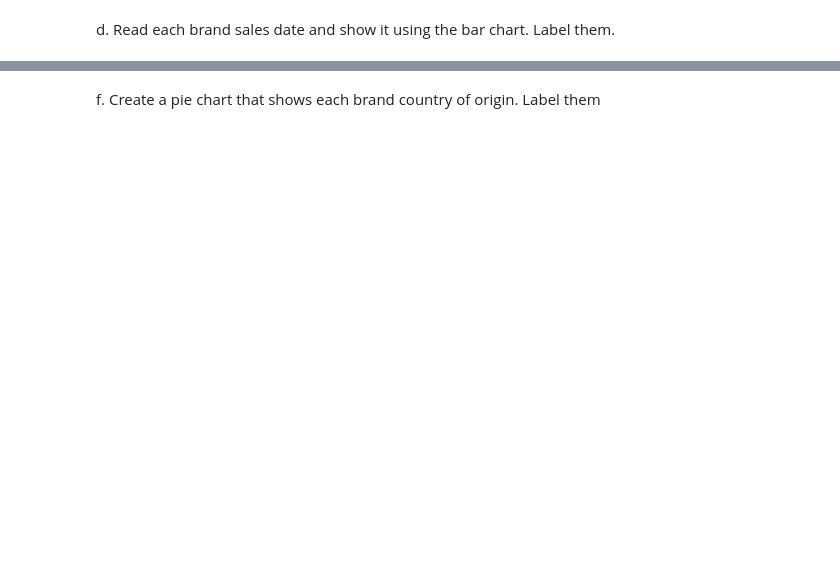
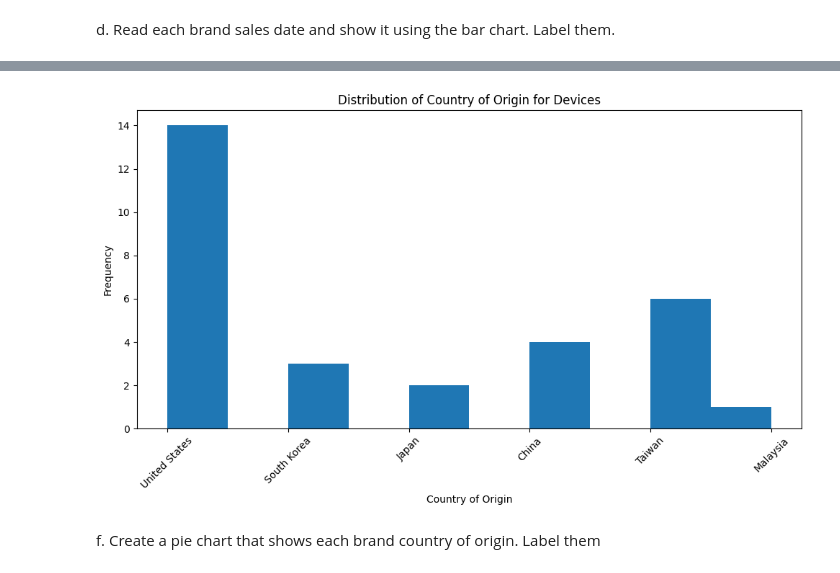
Before and after one commit to LeojTandayu/VDA-CPE031-CPE21S4, a Jupyter notebook: Exercise9.ipynb, the cells around one changed output, grey strips where cells are left out. Saved outputs shown, nothing was run; the diff lists cells and outputs as text; code cells hidden in the pictures; blank space fills up the shorter version.

```diff
--- a/Exercise9.ipynb
+++ b/Exercise9.ipynb
@@ -116,3 +136,19 @@ e. Read each device and show it using the histogram to sea the most common count
+# %%
+import pandas as pd
+import matplotlib.pyplot as plt
+
+df = pd.read_csv('Technological-Products-Sample-Data - Tech Products.csv')
+
+plt.figure(figsize=(10, 6))
+plt.hist(df['Country of Origin'])
+plt.title('Distribution of Country of Origin for Devices')
+plt.xlabel('Country of Origin')
+plt.ylabel('Frequency')
+plt.xticks(rotation=45)
+plt.tight_layout()
+plt.show()
+# %% [output]
+[figure, added]
 # %% [markdown]
 f. Create a pie chart that shows each brand country of origin. Label them
 # %%
```
Also changed, not shown: parts of 5 cells of this notebook.
